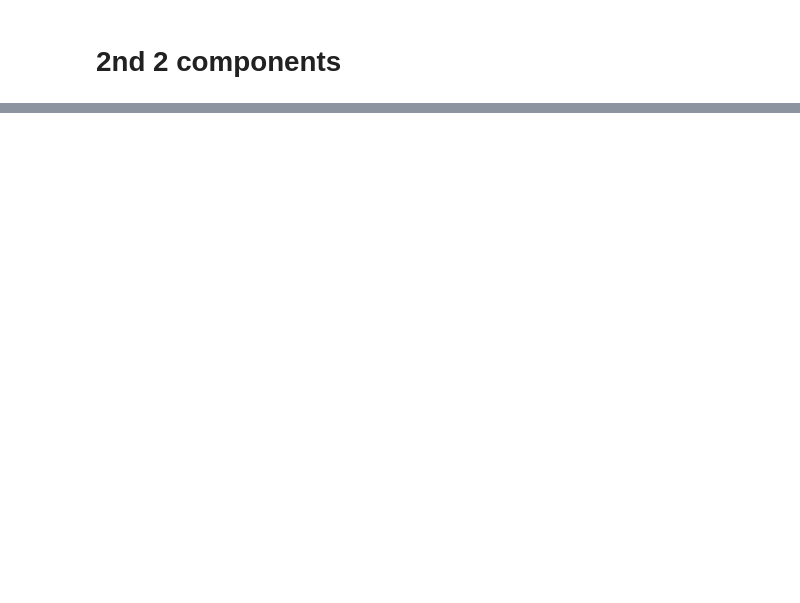
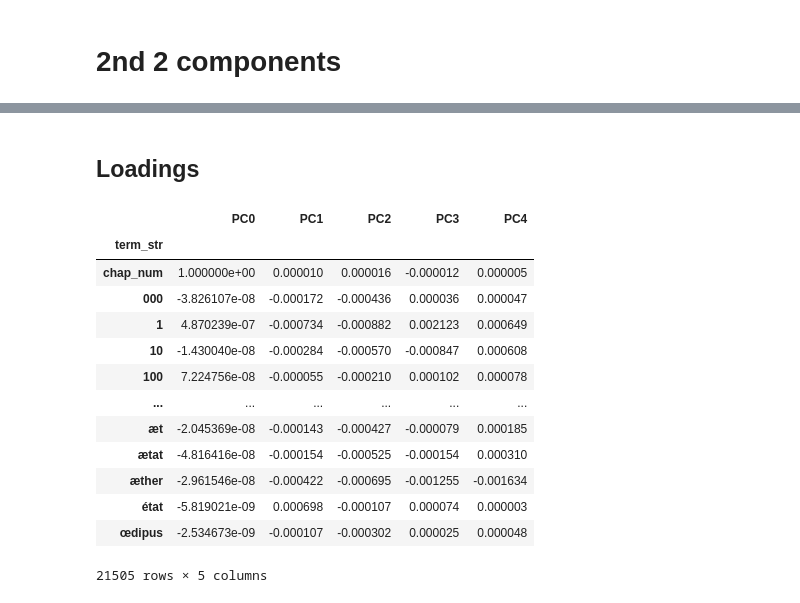
Before and after one commit to rde6mn/Text-as-Data-Final-Project, a Jupyter notebook: pca.ipynb, the cells around one changed output, grey strips where cells are left out. Drawn from its saved outputs; the diff is of its cells as text; code cells hidden in the pictures; blank space fills up the shorter version.

Commit message:
add loadings to pca

```diff
--- a/pca.ipynb
+++ b/pca.ipynb
@@ -16,7 +14,7 @@ import plotly.express as px
 import plotly.io as pio
 # %%
 LIB = pd.read_csv('Data\LIB.csv').set_index('book_id').dropna()
-TFIDF_L2 = pd.read_csv('Data\TFIDF_L2.csv').set_index('book_id')
+TFIDF_L2 = pd.read_csv('Data\PCA\TFIDF_L2.csv').set_index('book_id')
 # %% [markdown]
 ## PCA DCM
 # %%
@@ -193,0 +162,2 @@ Successfully installed plotly-6.7.0
+# %% [markdown]
+## Loadings
@@ -193,0 +171,23 @@ Successfully installed plotly-6.7.0
+# %%
+COMPS = pd.read_csv('Data\PCA\COMPS.csv')
+# %%
+
+LOADINGS = COMPS
+LOADINGS = pd.DataFrame(pca_engine.components_.T, index=TFIDF_L2.columns, columns=["PC{}".format(i) for i in range(5)])
+LOADINGS.index.name = 'term_str'
+LOADINGS
+# %% [output]
+|  | PC0 | PC1 | PC2 | PC3 | PC4 |
+| term_str |  |  |  |  |  |
+| chap_num | 1.000000e+00 | 0.000010 | 0.000016 | -0.000012 | 0.000005 |
+| 000 | -3.826107e-08 | -0.000172 | -0.000436 | 0.000036 | 0.000047 |
+| 1 | 4.870239e-07 | -0.000734 | -0.000882 | 0.002123 | 0.000649 |
+| 10 | -1.430040e-08 | -0.000284 | -0.000570 | -0.000847 | 0.000608 |
+| 100 | 7.224756e-08 | -0.000055 | -0.000210 | 0.000102 | 0.000078 |
+| ... | ... | ... | ... | ... | ... |
+| æt | -2.045369e-08 | -0.000143 | -0.000427 | -0.000079 | 0.000185 |
+| ætat | -4.816416e-08 | -0.000154 | -0.000525 | -0.000154 | 0.000310 |
+| æther | -2.961546e-08 | -0.000422 | -0.000695 | -0.001255 | -0.001634 |
+| état | -5.819021e-09 | 0.000698 | -0.000107 | 0.000074 | 0.000003 |
+| œdipus | -2.534673e-09 | -0.000107 | -0.000302 | 0.000025 | 0.000048 |
+21505 rows × 5 columns
```
Also changed, not shown: parts of 8 cells of this notebook.
